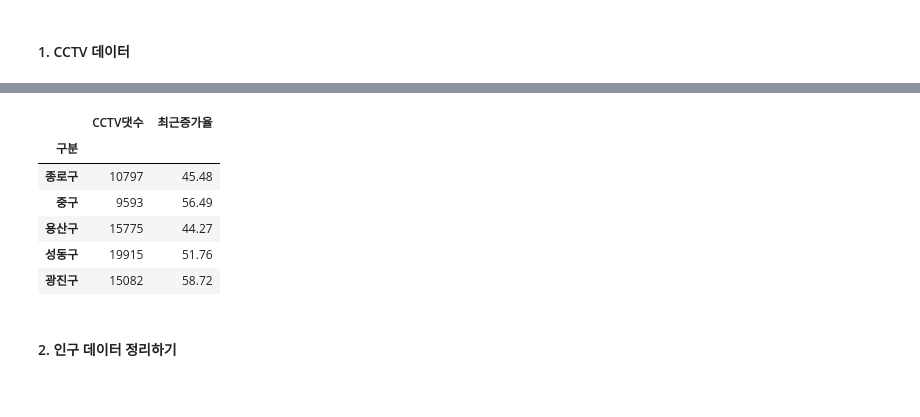
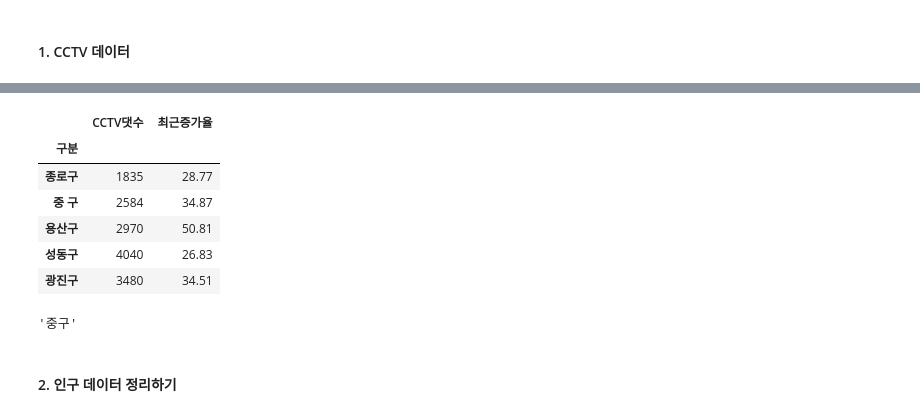
Before and after one commit to ckiekim/DataAnalysis-2023.09, a Jupyter notebook: 02.Pandas/10.서울시CCTV.ipynb, the cells around one changed output, grey strips where cells are left out. Drawn from its saved outputs; the diff is of its cells as text; code cells hidden in the pictures.

```diff
--- a/02.Pandas/10.서울시CCTV.ipynb
+++ b/02.Pandas/10.서울시CCTV.ipynb
@@ -20,4 +20,5 @@ cctv.head(3)
 # %%
-cctv.drop(columns=['Unnamed: 0', '2023년'], inplace=True)
+cctv.drop(columns=['Unnamed: 0', '총계', '2023년'], inplace=True)
+cctv.drop(['계'], inplace=True)          # '계' 행 지우기
 cctv.head(3)
 # %% [output]
@@ -28,0 +35,4 @@ cctv.head(3)
+# %%
+# 결측치를 0으로 대체하고, 타입을 정수로 변경
+cctv['2014년 이전'] = cctv['2014년 이전'].fillna(0).astype(int)
+cctv.head(3)
@@ -38,4 +54,4 @@ cctv.head(3)
 # %%
-cctv['최근증가율'] = ((cctv['2020년'] + cctv['2021년'] + cctv['2022년']) / cctv['CCTV댓수'] * 100).round(2)
+cctv['최근증가율'] = (cctv.loc[:, '2020년':'2022년'].sum(axis=1) / cctv['CCTV댓수'] * 100).round(2)
 cctv.head(3)
 # %% [output]
@@ -47,3 +62,0 @@ cctv.head(3)
-# %%
-cctv['최근증가율'] = (cctv.iloc[:, 5:-2].sum(axis=1) / cctv['CCTV댓수'] * 100).round(2)
-cctv.head(3)
@@ -56,15 +63,21 @@ cctv.head(3)
 # %%
-cctv.drop(columns='2015년	2016년	2017년	2018년	2019년	2020년	2021년	2022년'.split(),
+cctv.drop(columns=['2014년 이전'] + '2014년	2015년	2016년	2017년	2018년	2019년	2020년	2021년	2022년'.split(),
           inplace=True)
 cctv.head()
 # %% [output]
 |  | CCTV댓수 | 최근증가율 |
 | 구분 |  |  |
-| 종로구 | 10797 | 45.48 |
-| 중구 | 9593 | 56.49 |
-| 용산구 | 15775 | 44.27 |
-| 성동구 | 19915 | 51.76 |
-| 광진구 | 15082 | 58.72 |
+| 종로구 | 1835 | 28.77 |
+| 중 구 | 2584 | 34.87 |
+| 용산구 | 2970 | 50.81 |
+| 성동구 | 4040 | 26.83 |
+| 광진구 | 3480 | 34.51 |
+# %%
+# '중 구'의 blank 없애기
+cctv.index = cctv.index.str.replace(' ', '')
+cctv.index[1]
+# %% [output]
+'중구'
 # %% [markdown]
 #### 2. 인구 데이터 정리하기
 # %%
```
Also changed, not shown: parts of 11 cells of this notebook, 2 other files.
